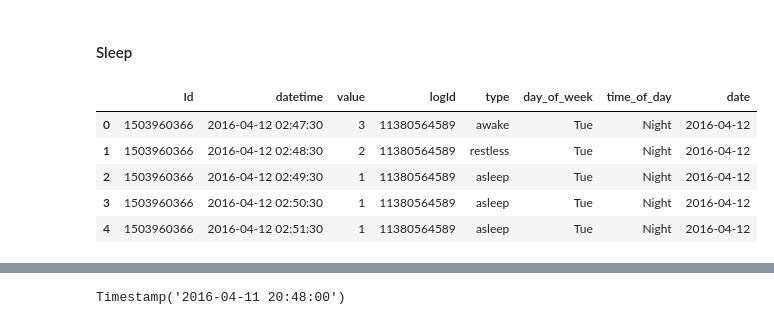
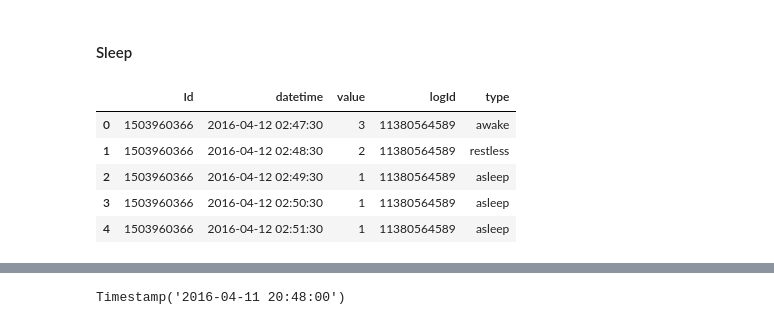
Before and after one commit to paulgreber/WellnessAnalysis, a Jupyter notebook: wellness_analysis.ipynb, the cells around one changed output, grey strips where cells are left out. Cells and saved outputs as stored; diff of their text form; code cells hidden in the pictures.

```diff
--- a/wellness_analysis.ipynb
+++ b/wellness_analysis.ipynb
@@ -56,6 +56,9 @@ Data validation will be done on each dataset. This process will involve checking
 
 Data processing will involve applying named categories to columns where it is needed and formatting dates and times so the data can be organized more clearly.
 # %%
-def format_datetime(df, datetime_col="ActivityMinute"):
-    return pd.to_datetime(df[datetime_col], format=r"%m/%d/%Y %I:%M:%S %p")
+def format_datetime(df, datetime_col="datetime"):
+    datetime_series = pd.to_datetime(df[datetime_col], format=r"%m/%d/%Y %I:%M:%S %p")
+    df = df.drop(datetime_col, axis=1)
+    df.insert(1, datetime_col, datetime_series)
+    return df
 # %%
@@ -407,25 +435,22 @@ After these values were removed, the rest of the data appeared fine:
 # %%
 sleep = pd.read_csv(r"./data/minuteSleep_merged.csv")
 sleep_map = {
     1: "asleep",
     2: "restless",
     3: "awake"
 }
 sleep['type'] = sleep["value"].map(sleep_map)
 sleep['type'] = sleep['type'].astype("category")
 sleep = sleep.rename(columns={"date":"datetime"})
-sleep['datetime'] = format_datetime(sleep, datetime_col="datetime")
-sleep['day_of_week'] = calc_day_of_week(sleep, datetime_col="datetime")
-sleep['time_of_day'] = calc_time_of_day(sleep, datetime_col="datetime")
-sleep['date'] = get_date(sleep, datetime_col="datetime")
+sleep = format_datetime(sleep )
 sleep.head()
 # %% [output]
-|  | Id | datetime | value | logId | type | day_of_week | time_of_day | date |
-| 0 | 1503960366 | 2016-04-12 02:47:30 | 3 | 11380564589 | awake | Tue | Night | 2016-04-12 |
-| 1 | 1503960366 | 2016-04-12 02:48:30 | 2 | 11380564589 | restless | Tue | Night | 2016-04-12 |
-| 2 | 1503960366 | 2016-04-12 02:49:30 | 1 | 11380564589 | asleep | Tue | Night | 2016-04-12 |
-| 3 | 1503960366 | 2016-04-12 02:50:30 | 1 | 11380564589 | asleep | Tue | Night | 2016-04-12 |
-| 4 | 1503960366 | 2016-04-12 02:51:30 | 1 | 11380564589 | asleep | Tue | Night | 2016-04-12 |
+|  | Id | datetime | value | logId | type |
+| 0 | 1503960366 | 2016-04-12 02:47:30 | 3 | 11380564589 | awake |
+| 1 | 1503960366 | 2016-04-12 02:48:30 | 2 | 11380564589 | restless |
+| 2 | 1503960366 | 2016-04-12 02:49:30 | 1 | 11380564589 | asleep |
+| 3 | 1503960366 | 2016-04-12 02:50:30 | 1 | 11380564589 | asleep |
+| 4 | 1503960366 | 2016-04-12 02:51:30 | 1 | 11380564589 | asleep |
 # %%
 sleep.isna().sum()
 # %% [output]
```
Also changed, not shown: parts of 83 cells of this notebook, 1 other file.
